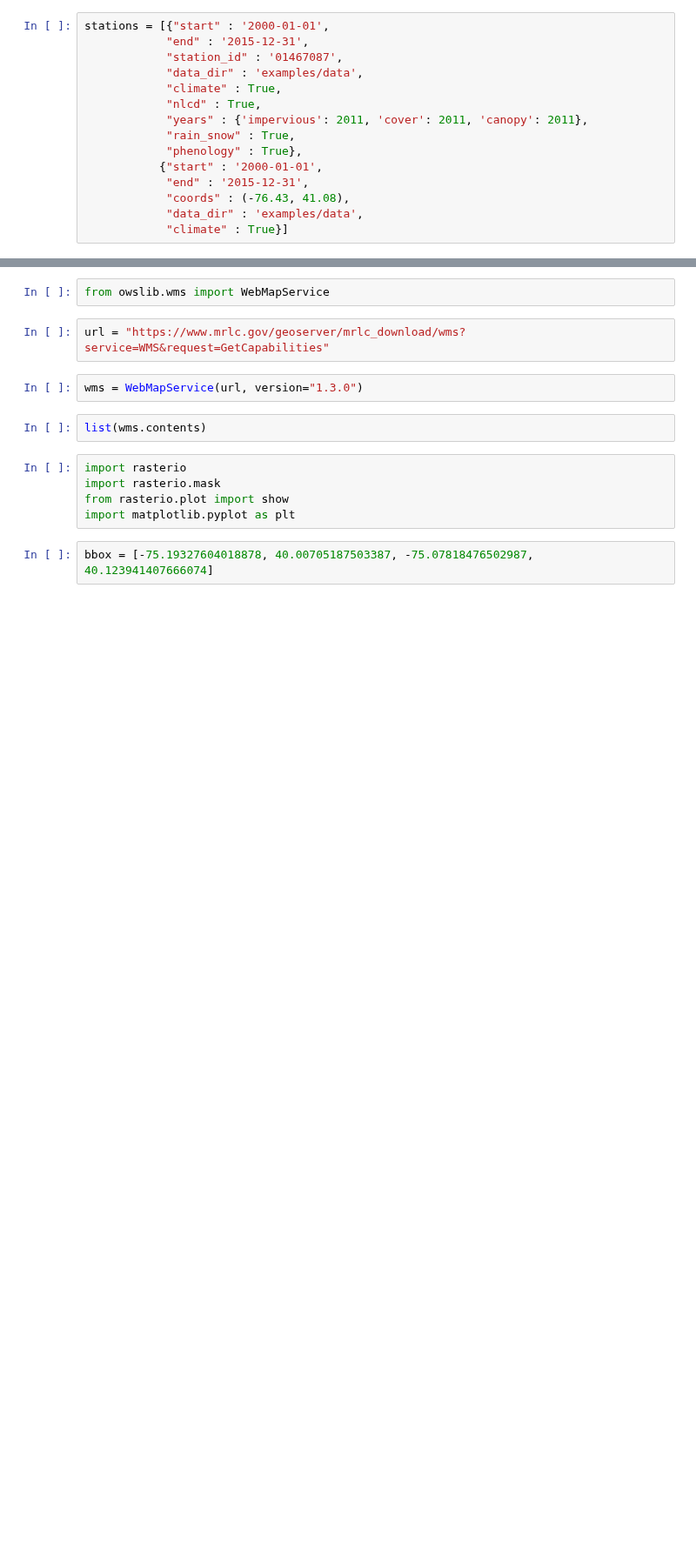
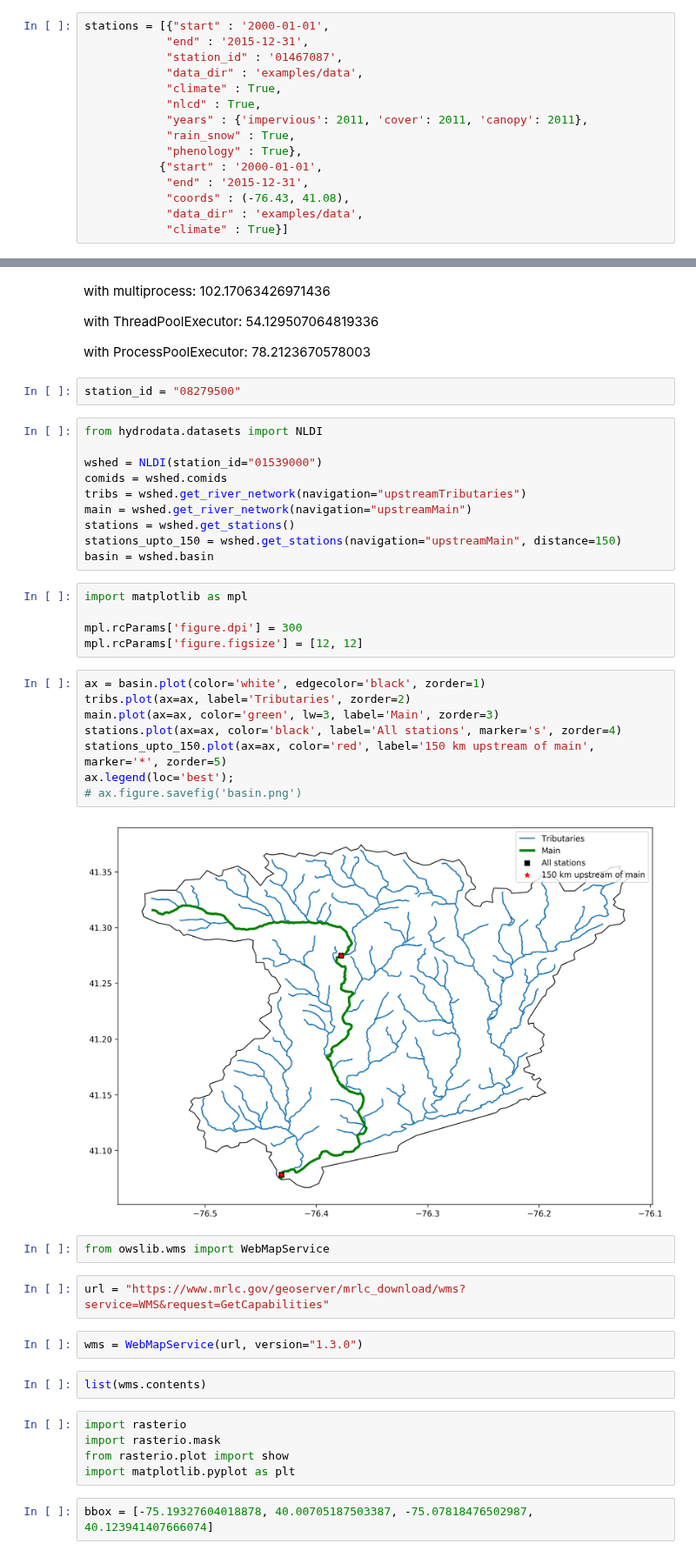
Before and after one commit to hyriver/pygeohydro, a Jupyter notebook: Untitled.ipynb, the cells around one changed output, grey strips where cells are left out. Shown at 87% size. Drawn from its saved outputs; the diff is of its cells as text; blank space fills up the shorter version.

Commit message:
added support for nldi for getting river network and basin which replaces streamstats.

```diff
--- a/Untitled.ipynb
+++ b/Untitled.ipynb
@@ -98,3 +45,36 @@ g.geometry.bounds.values[0]
+# %% [markdown]
+with multiprocess: 102.17063426971436
+
+with ThreadPoolExecutor: 54.129507064819336
+
+with ProcessPoolExecutor: 78.2123670578003
+# %%
+station_id = "08279500"
+# %%
+from hydrodata.datasets import NLDI
+
+wshed = NLDI(station_id="01539000")
+comids = wshed.comids
+tribs = wshed.get_river_network(navigation="upstreamTributaries")
+main = wshed.get_river_network(navigation="upstreamMain")
+stations = wshed.get_stations()
+stations_upto_150 = wshed.get_stations(navigation="upstreamMain", distance=150)
+basin = wshed.basin
+# %%
+import matplotlib as mpl
+
+mpl.rcParams['figure.dpi'] = 300
+mpl.rcParams['figure.figsize'] = [12, 12]
+# %%
+ax = basin.plot(color='white', edgecolor='black', zorder=1)
+tribs.plot(ax=ax, label='Tributaries', zorder=2)
+main.plot(ax=ax, color='green', lw=3, label='Main', zorder=3)
+stations.plot(ax=ax, color='black', label='All stations', marker='s', zorder=4)
+stations_upto_150.plot(ax=ax, color='red', label='150 km upstream of main', marker='*', zorder=5)
+ax.legend(loc='best');
+# ax.figure.savefig('basin.png')
+# %% [output]
+[figure, added]
 # %%
 from owslib.wms import WebMapService
 # %%
```
Also changed, not shown: parts of 16 cells of this notebook, 10 other files.
